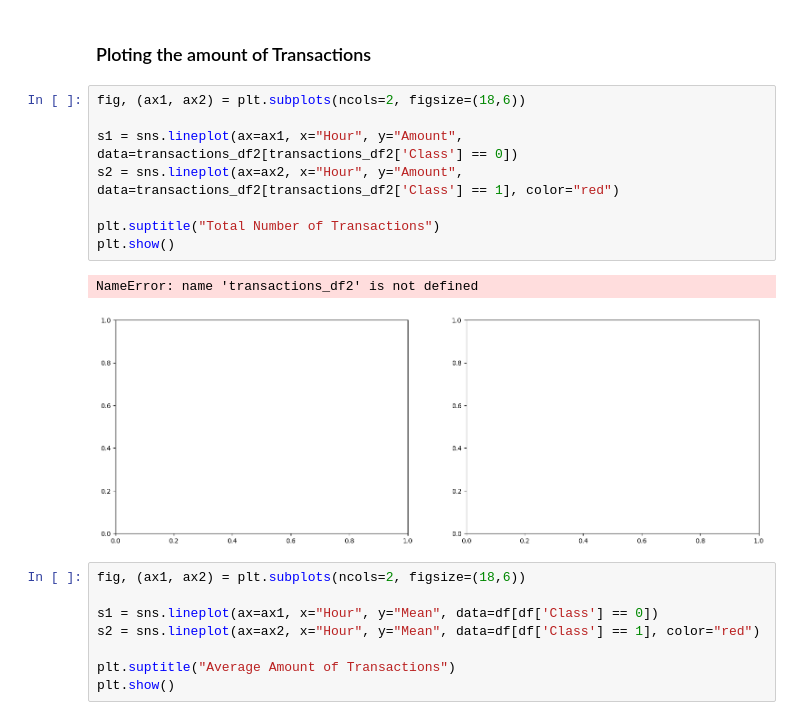
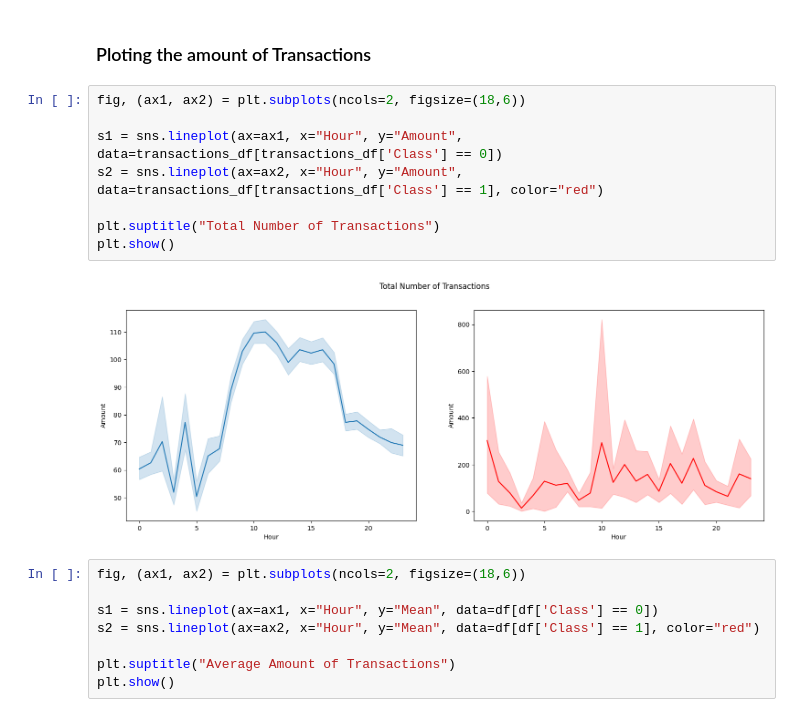
Before and after one commit to MDuarte99/fraud-ml-platform, a Jupyter notebook: notebooks/01_eda_fraud.ipynb, the cells around one changed output. Cells and saved outputs as stored; diff of their text form.

```diff
--- a/notebooks/01_eda_fraud.ipynb
+++ b/notebooks/01_eda_fraud.ipynb
@@ -322,14 +322,13 @@ Based on the observed timestamp distribution, we assume that the time variable i
 # %%
 fig, (ax1, ax2) = plt.subplots(ncols=2, figsize=(18,6))
 
-s1 = sns.lineplot(ax=ax1, x="Hour", y="Amount", data=transactions_df2[transactions_df2['Class'] == 0])
-s2 = sns.lineplot(ax=ax2, x="Hour", y="Amount", data=transactions_df2[transactions_df2['Class'] == 1], color="red")
+s1 = sns.lineplot(ax=ax1, x="Hour", y="Amount", data=transactions_df[transactions_df['Class'] == 0])
+s2 = sns.lineplot(ax=ax2, x="Hour", y="Amount", data=transactions_df[transactions_df['Class'] == 1], color="red")
 
 plt.suptitle("Total Number of Transactions")
 plt.show()
 # %% [output]
-NameError: name 'transactions_df2' is not defined
-[figure, old version]
+[figure, new version]
 # %%
 fig, (ax1, ax2) = plt.subplots(ncols=2, figsize=(18,6))
 
```
Also changed, not shown: parts of 11 cells of this notebook.
